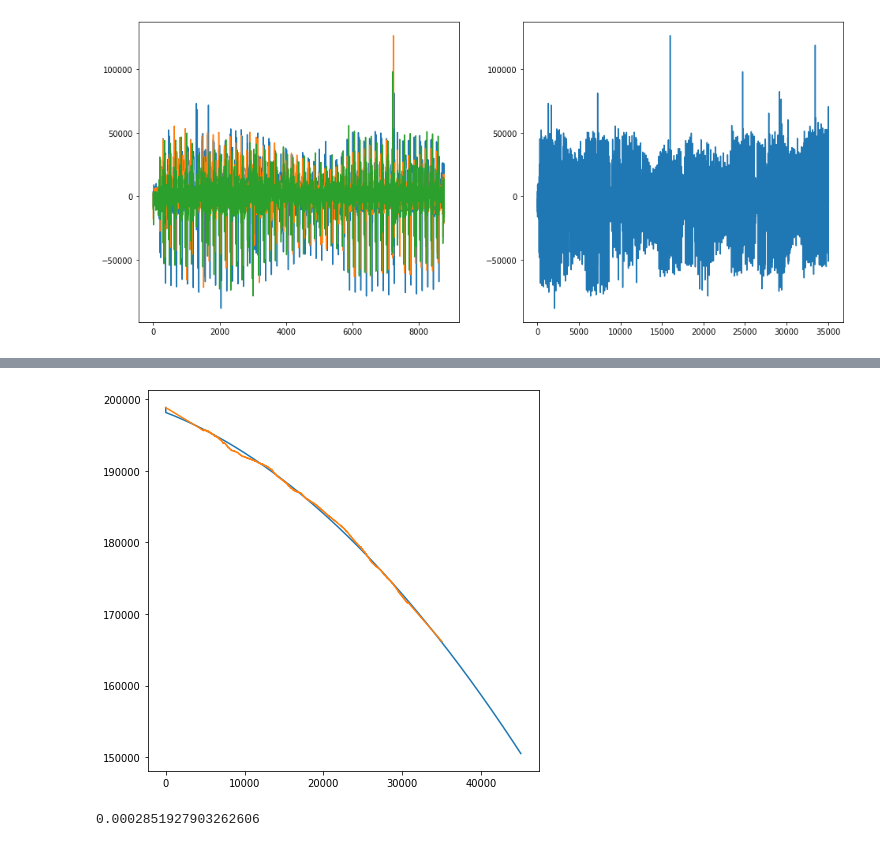
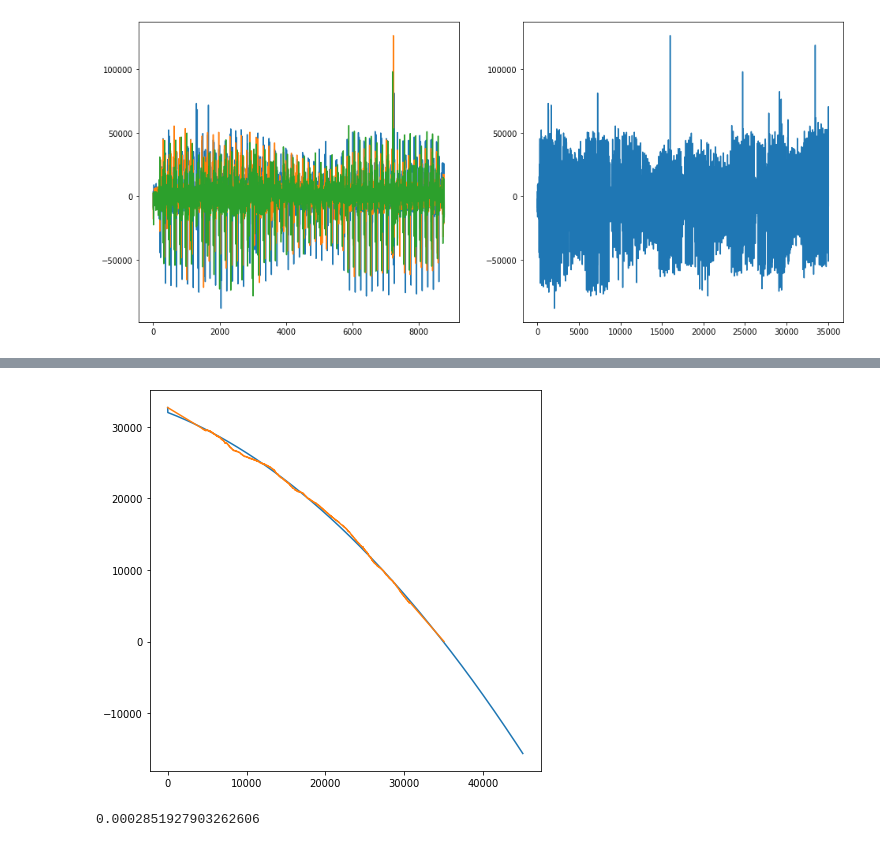
Before and after one commit to 0dminnimda/NTO_bigdata_2022_final, a Jupyter notebook: Baseline.ipynb, the cells around one changed output, grey strips where cells are left out. Saved outputs shown, nothing was run; the diff lists cells and outputs as text; code cells hidden in the pictures.

```diff
--- a/Baseline.ipynb
+++ b/Baseline.ipynb
@@ -130,6 +128,9 @@ _, year_decomposed = apply("24*365", train["total"])
 # %%
 global_trend = year_decomposed.trend
 train['total'] -= global_trend
+# %%
+global_trend_shift = np.mean(global_trend)
+global_trend -= global_trend_shift
 # %%
 def func(x, a, b, c):
     return a * np.exp(-b * x) + c
@@ -156,8 +161,8 @@ print(popt)
 # %%
-_x_data = np.arange(len(global_trend) + 15000) - 5000
+_x_data = np.arange(len(global_trend) + 5000) - 5000
 plt.plot(_x_data, func(_x_data, *popt),
          label=f'fit: {popt}')#a=%5.3f, b=%5.3f, c=%5.3f' % tuple(popt))
 plt.plot(global_trend, label="data")
 plt.show()
 # %% [output]
-[figure, old version]
+[figure, new version]
```
Also changed, not shown: parts of 44 cells of this notebook.
